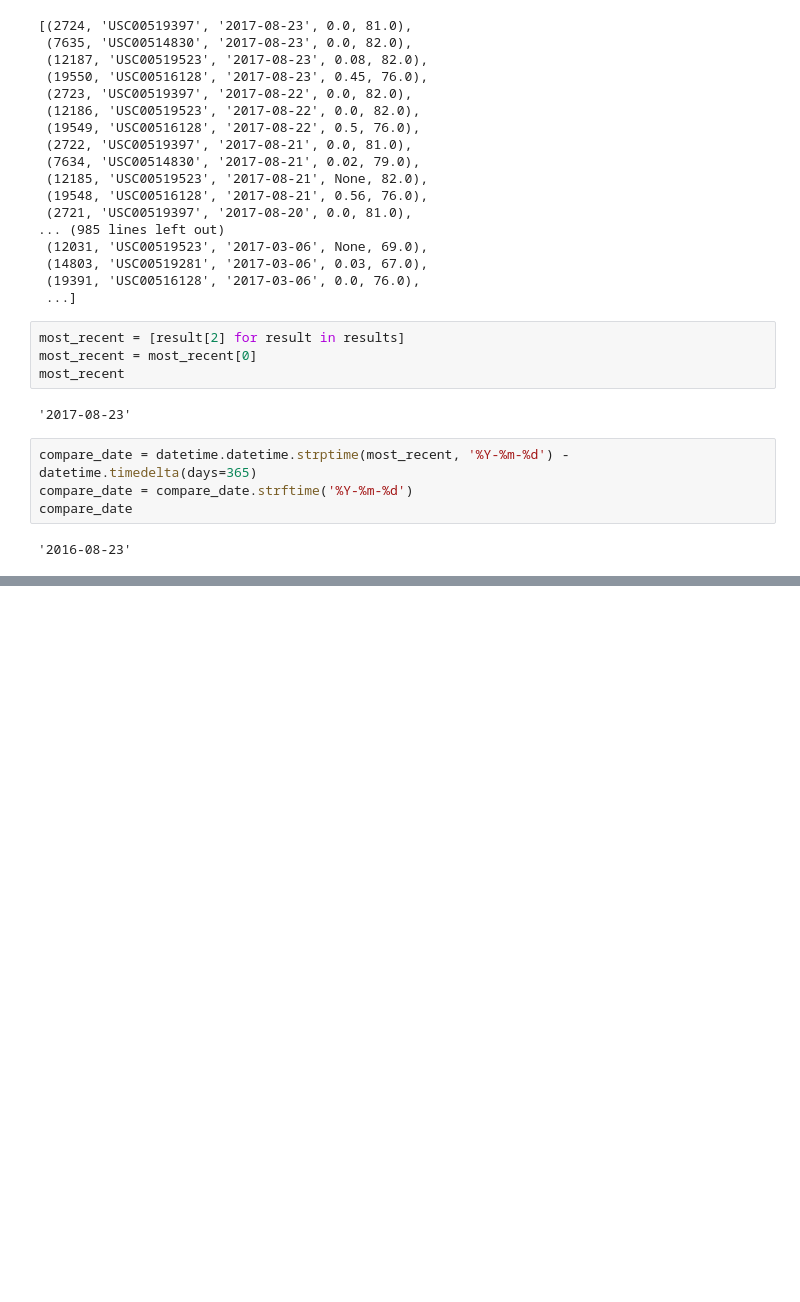
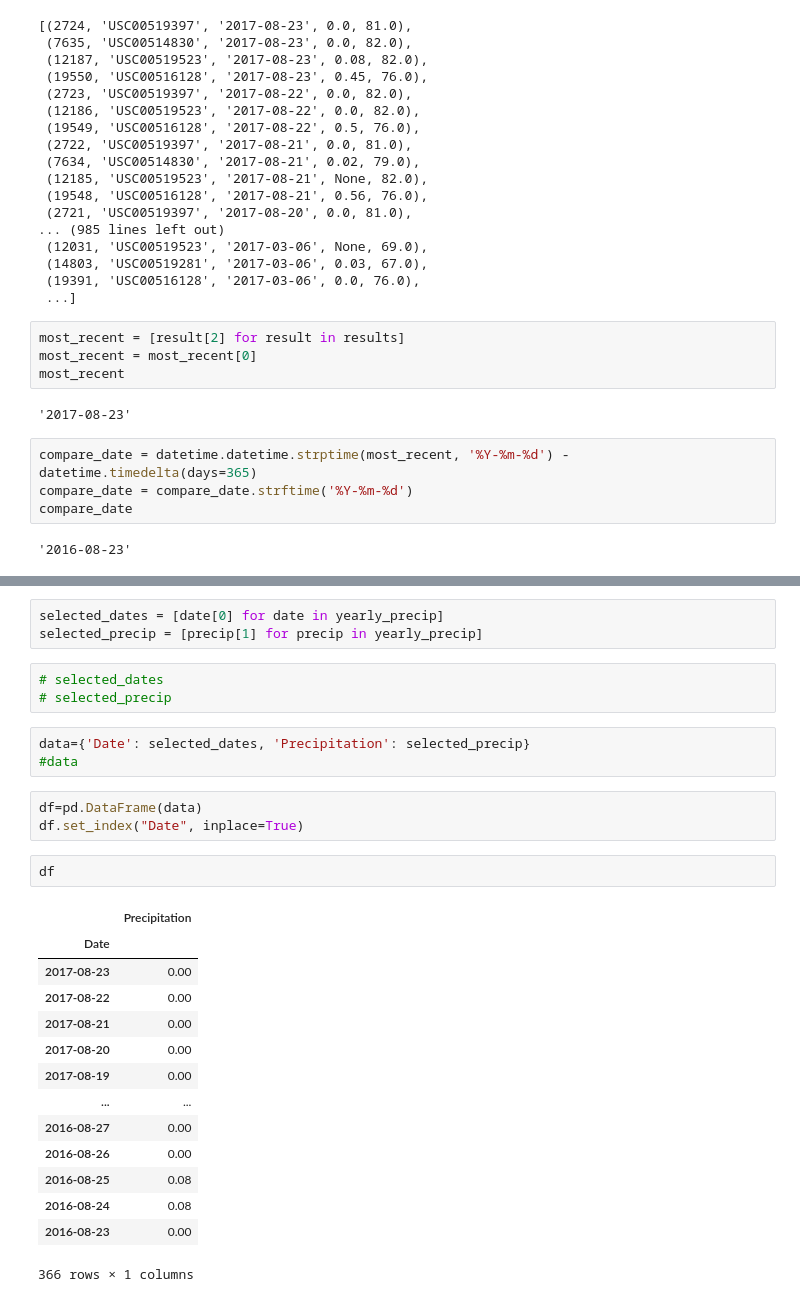
Before and after one commit to ttoffey/SQLAlchemy-Challenge, a Jupyter notebook: Untitled.ipynb, the cells around one changed output, grey strips where cells are left out. Cells and saved outputs as stored; diff of their text form; blank space fills up the shorter version.

```diff
--- a/Untitled.ipynb
+++ b/Untitled.ipynb
@@ -122,0 +138,29 @@ yearly_precip
+# %%
+selected_dates = [date[0] for date in yearly_precip]
+selected_precip = [precip[1] for precip in yearly_precip]
+# %%
+# selected_dates
+# selected_precip
+# %%
+data={'Date': selected_dates, 'Precipitation': selected_precip}
+#data
+# %%
+df=pd.DataFrame(data)
+df.set_index("Date", inplace=True)
+# %%
+df
+# %% [output]
+|  | Precipitation |
+| Date |  |
+| 2017-08-23 | 0.00 |
+| 2017-08-22 | 0.00 |
+| 2017-08-21 | 0.00 |
+| 2017-08-20 | 0.00 |
+| 2017-08-19 | 0.00 |
+| ... | ... |
+| 2016-08-27 | 0.00 |
+| 2016-08-26 | 0.00 |
+| 2016-08-25 | 0.08 |
+| 2016-08-24 | 0.08 |
+| 2016-08-23 | 0.00 |
+366 rows × 1 columns
```
Also changed, not shown: parts of 4 cells of this notebook.
